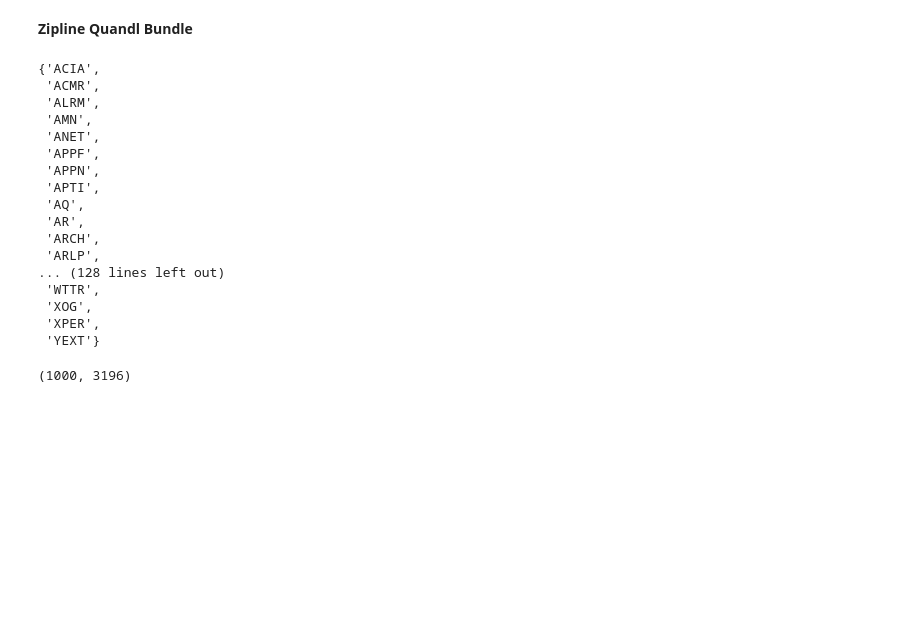
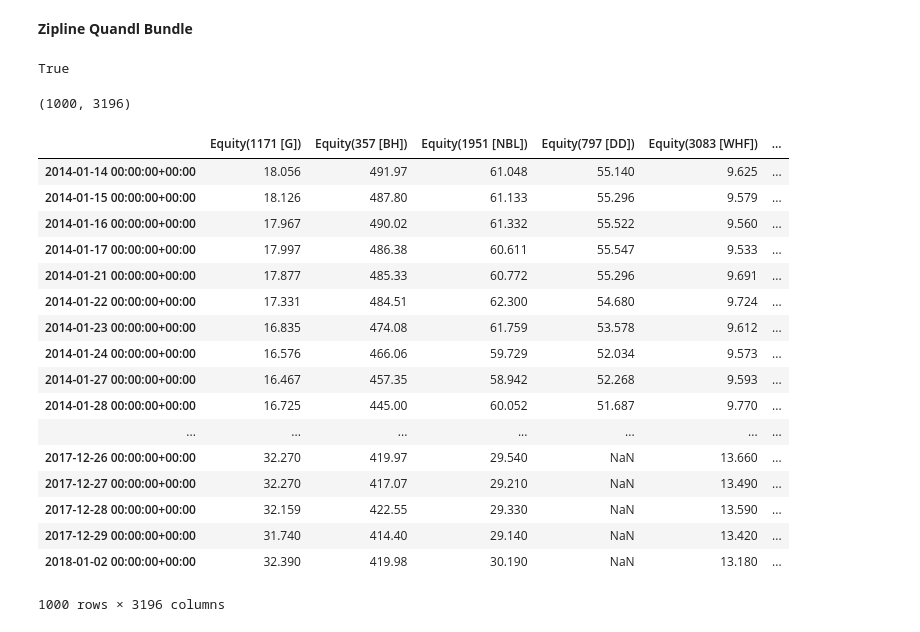
Before and after one commit to raymondmyu/trading, a Jupyter notebook: zipline/get_prices.ipynb, the cells around one changed output. Cells and saved outputs as stored; diff of their text form; code cells hidden in the pictures; blank space fills up the shorter version.

```diff
--- a/zipline/get_prices.ipynb
+++ b/zipline/get_prices.ipynb
@@ -35,7 +35,7 @@ from zipline.data.data_portal import DataPortal
 from zipline.utils.calendars import get_calendar
 # %%
 now = Timestamp.utcnow()
-bundle = load('quandl', os.environ, now)
+bundle = load('quantopian-quandl', os.environ, now)
 
 all_assets = bundle.asset_finder.retrieve_all(bundle.asset_finder.sids)
 symbols = set(
@@ -56,23 +53,3 @@ available_tickers = np.unique([re.match('([A-Z]+)_.*', f).group(1) for f in avai
-# %%
-set(available_tickers) - symbols
-# %% [output]
-{'ACIA',
- 'ACMR',
- 'ALRM',
- 'AMN',
- 'ANET',
- 'APPF',
- 'APPN',
- 'APTI',
- 'AQ',
- 'AR',
- 'ARCH',
- 'ARLP',
-... (128 lines left out)
- 'WTTR',
- 'XOG',
- 'XPER',
- 'YEXT'}
 # %%
 quandl_symbols = []
 for ticker in symbols:
@@ -81,7 +58,32 @@ for ticker in symbols:
     except:
         continue
 quandl_pricing = quandl_data.get_history_window(quandl_symbols,end_dt,1000,'1d','close','daily')
+# %%
+'FB' in symbols
+# %% [output]
+True
 # %%
 quandl_pricing.shape
 # %% [output]
 (1000, 3196)
+# %%
+quandl_pricing
+# %% [output]
+|  | Equity(1171 [G]) | Equity(357 [BH]) | Equity(1951 [NBL]) | Equity(797 [DD]) | Equity(3083 [WHF]) | ... |
+| 2014-01-14 00:00:00+00:00 | 18.056 | 491.97 | 61.048 | 55.140 | 9.625 | ... |
+| 2014-01-15 00:00:00+00:00 | 18.126 | 487.80 | 61.133 | 55.296 | 9.579 | ... |
+| 2014-01-16 00:00:00+00:00 | 17.967 | 490.02 | 61.332 | 55.522 | 9.560 | ... |
+| 2014-01-17 00:00:00+00:00 | 17.997 | 486.38 | 60.611 | 55.547 | 9.533 | ... |
+| 2014-01-21 00:00:00+00:00 | 17.877 | 485.33 | 60.772 | 55.296 | 9.691 | ... |
+| 2014-01-22 00:00:00+00:00 | 17.331 | 484.51 | 62.300 | 54.680 | 9.724 | ... |
+| 2014-01-23 00:00:00+00:00 | 16.835 | 474.08 | 61.759 | 53.578 | 9.612 | ... |
+| 2014-01-24 00:00:00+00:00 | 16.576 | 466.06 | 59.729 | 52.034 | 9.573 | ... |
+| 2014-01-27 00:00:00+00:00 | 16.467 | 457.35 | 58.942 | 52.268 | 9.593 | ... |
+| 2014-01-28 00:00:00+00:00 | 16.725 | 445.00 | 60.052 | 51.687 | 9.770 | ... |
+| ... | ... | ... | ... | ... | ... | ... |
+| 2017-12-26 00:00:00+00:00 | 32.270 | 419.97 | 29.540 | NaN | 13.660 | ... |
+| 2017-12-27 00:00:00+00:00 | 32.270 | 417.07 | 29.210 | NaN | 13.490 | ... |
+| 2017-12-28 00:00:00+00:00 | 32.159 | 422.55 | 29.330 | NaN | 13.590 | ... |
+| 2017-12-29 00:00:00+00:00 | 31.740 | 414.40 | 29.140 | NaN | 13.420 | ... |
+| 2018-01-02 00:00:00+00:00 | 32.390 | 419.98 | 30.190 | NaN | 13.180 | ... |
+1000 rows × 3196 columns
```
Also changed, not shown: parts of 1 cell of this notebook, 3 other files.
